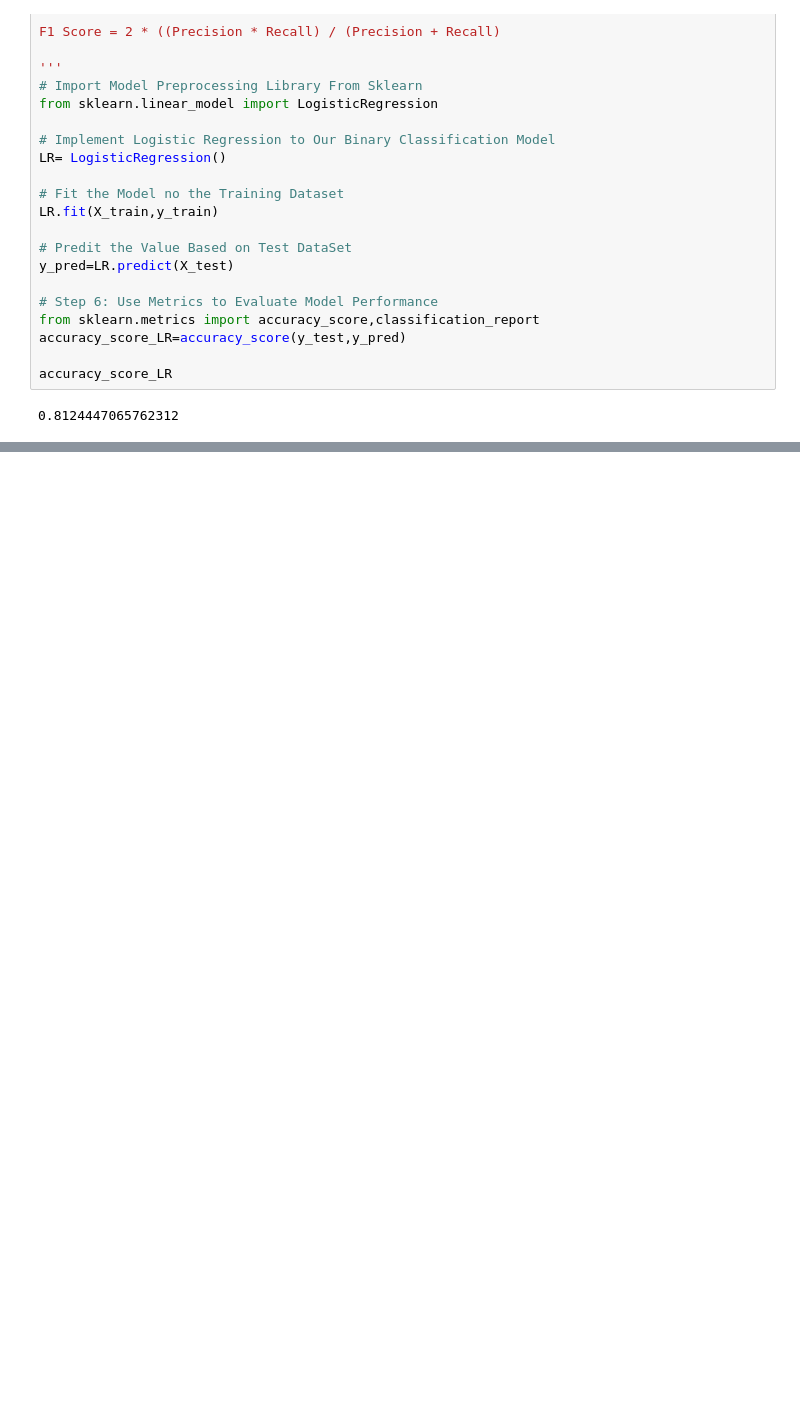
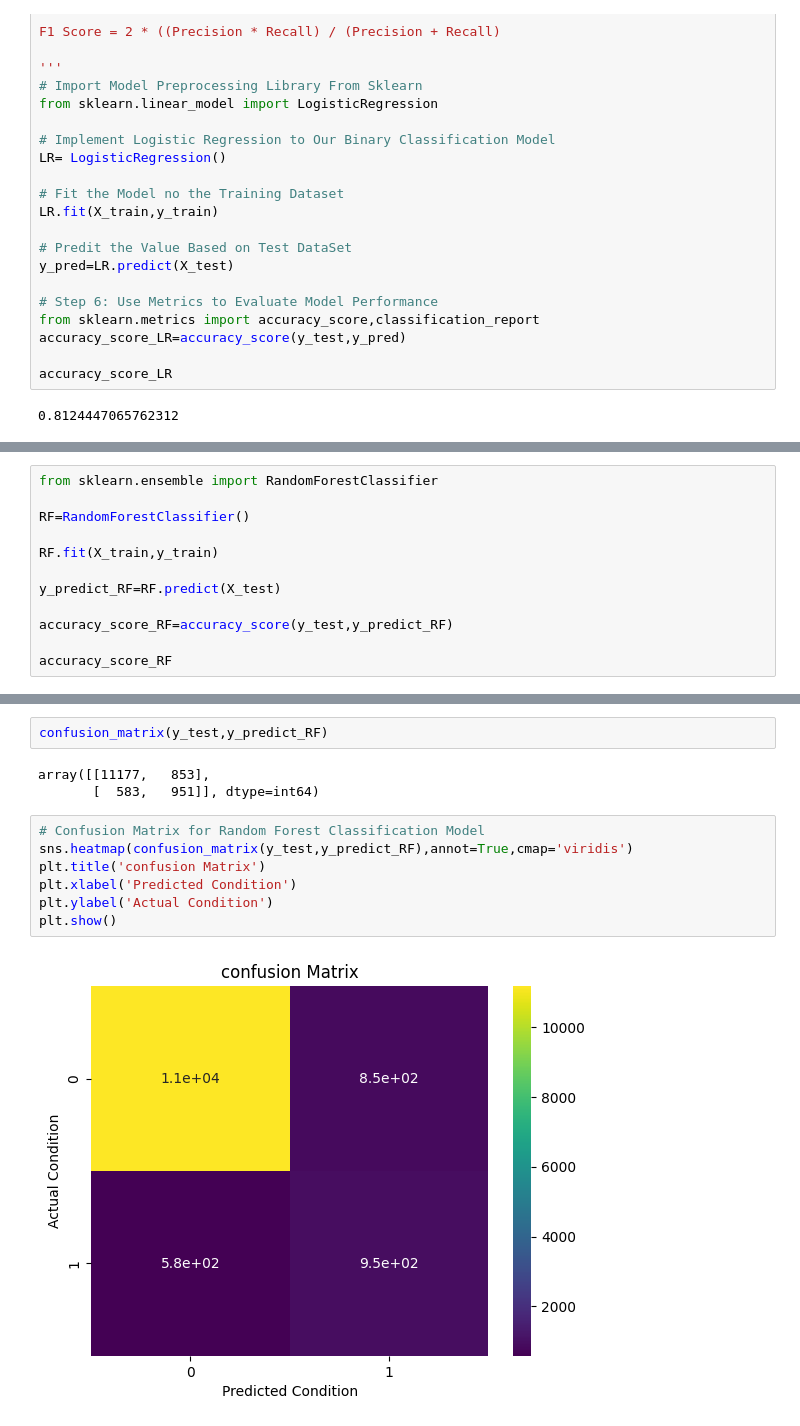
Before and after one commit to MontyVasita18/BankMarketing_MLModel, a Jupyter notebook: Model.ipynb, the cells around one changed output, grey strips where cells are left out. Saved outputs shown, nothing was run; the diff lists cells and outputs as text; blank space fills up the shorter version.

```diff
--- a/Model.ipynb
+++ b/Model.ipynb
@@ -381,0 +410,12 @@ accuracy_score_LR
+# %%
+from sklearn.ensemble import RandomForestClassifier
+
+RF=RandomForestClassifier()
+
+RF.fit(X_train,y_train)
+
+y_predict_RF=RF.predict(X_test)
+
+accuracy_score_RF=accuracy_score(y_test,y_predict_RF)
+
+accuracy_score_RF
@@ -381,0 +436,14 @@ accuracy_score_LR
+# %%
+confusion_matrix(y_test,y_predict_RF)
+# %% [output]
+array([[11177,   853],
+       [  583,   951]], dtype=int64)
+# %%
+# Confusion Matrix for Random Forest Classification Model
+sns.heatmap(confusion_matrix(y_test,y_predict_RF),annot=True,cmap='viridis')
+plt.title('confusion Matrix')
+plt.xlabel('Predicted Condition')
+plt.ylabel('Actual Condition')
+plt.show()
+# %% [output]
+[figure, added]
```
Also changed, not shown: parts of 8 cells of this notebook.
